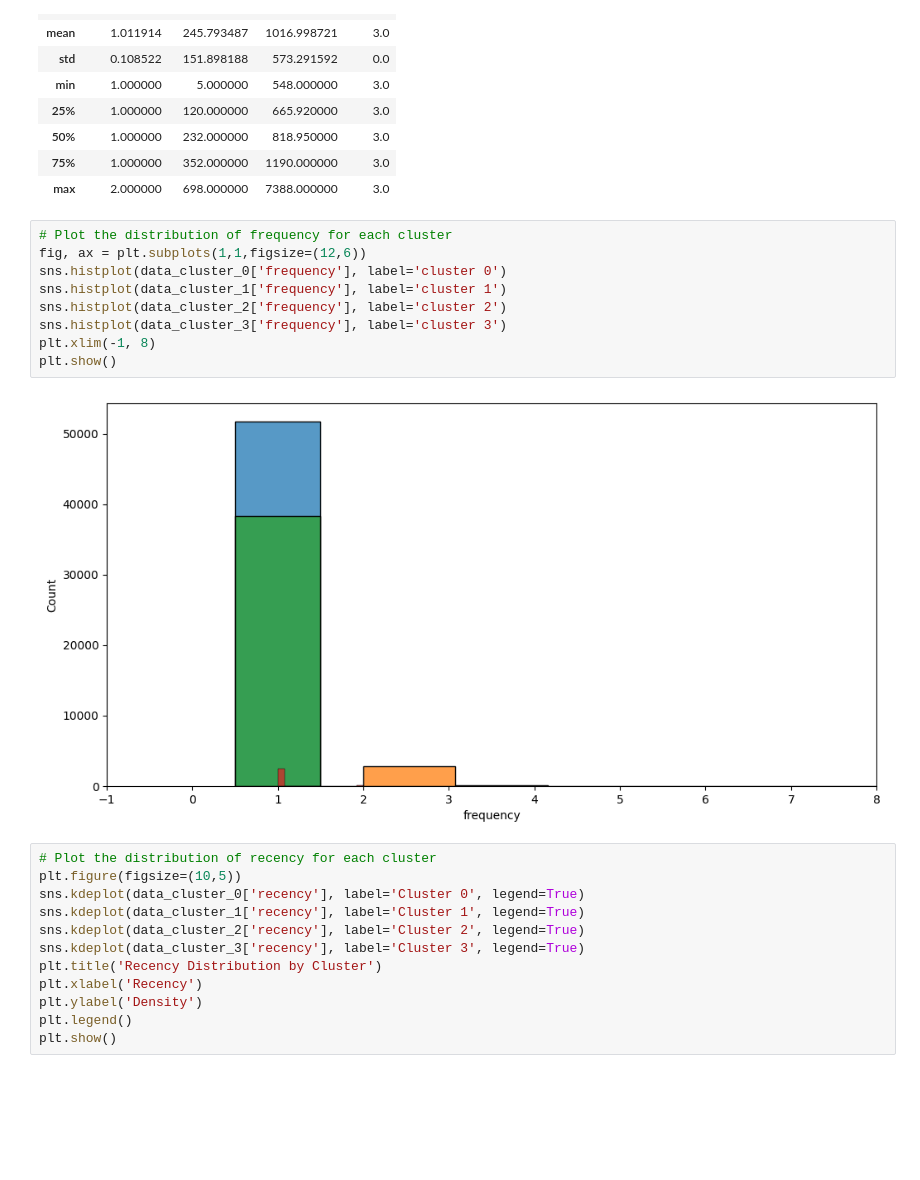
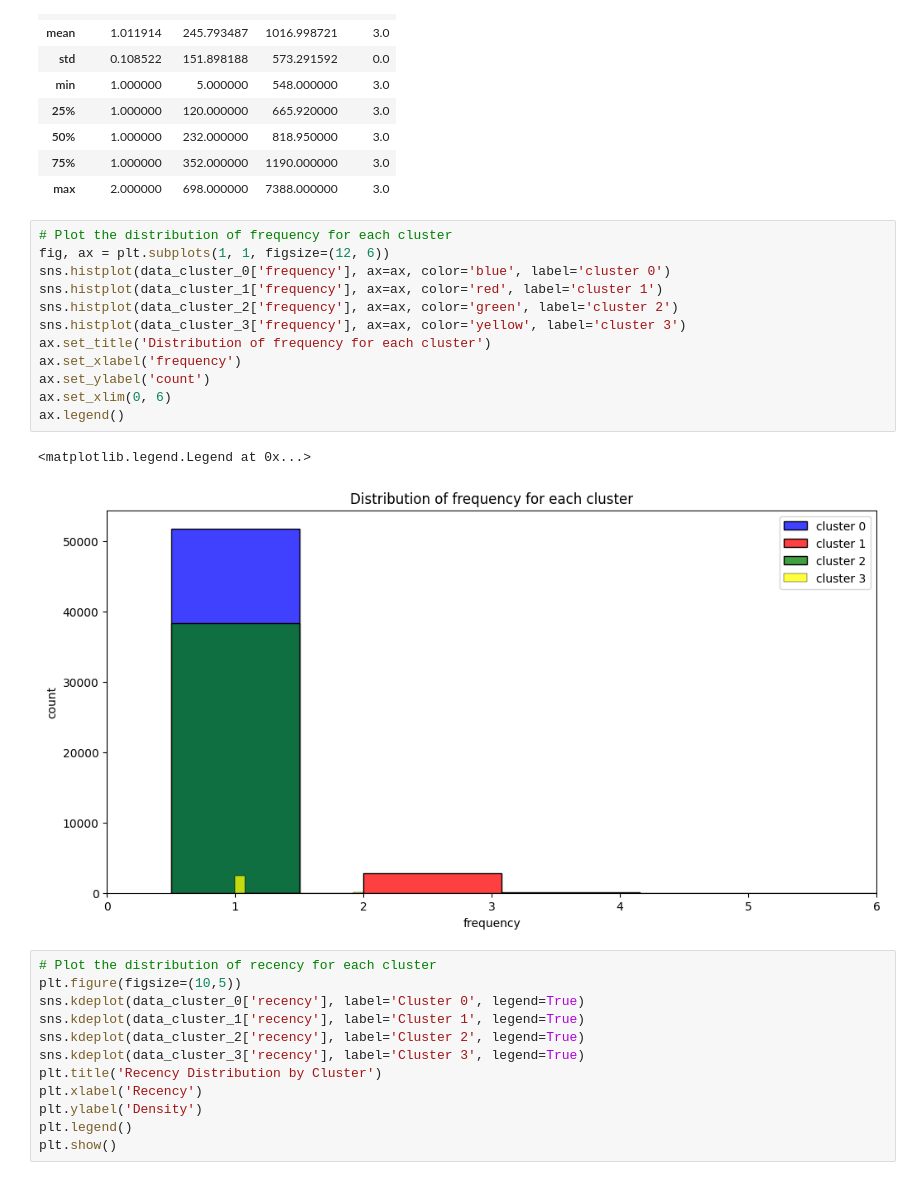
Before and after one commit to ThomasMeb/Projet_4, a Jupyter notebook: Mebarki_Thomas_notebook_essais_022023.ipynb, the cells around one changed output. Saved outputs shown, nothing was run; the diff lists cells and outputs as text; blank space fills up the shorter version.

```diff
--- a/Mebarki_Thomas_notebook_essais_022023.ipynb
+++ b/Mebarki_Thomas_notebook_essais_022023.ipynb
@@ -151,15 +151,19 @@ data_cluster_3.describe()
 | max | 2.000000 | 698.000000 | 7388.000000 | 3.0 |
 # %%
 # Plot the distribution of frequency for each cluster
-fig, ax = plt.subplots(1,1,figsize=(12,6))
-sns.histplot(data_cluster_0['frequency'], label='cluster 0')
-sns.histplot(data_cluster_1['frequency'], label='cluster 1')
-sns.histplot(data_cluster_2['frequency'], label='cluster 2')
-sns.histplot(data_cluster_3['frequency'], label='cluster 3')
-plt.xlim(-1, 8)
-plt.show()
+fig, ax = plt.subplots(1, 1, figsize=(12, 6))
+sns.histplot(data_cluster_0['frequency'], ax=ax, color='blue', label='cluster 0')
+sns.histplot(data_cluster_1['frequency'], ax=ax, color='red', label='cluster 1')
+sns.histplot(data_cluster_2['frequency'], ax=ax, color='green', label='cluster 2')
+sns.histplot(data_cluster_3['frequency'], ax=ax, color='yellow', label='cluster 3')
+ax.set_title('Distribution of frequency for each cluster')
+ax.set_xlabel('frequency')
+ax.set_ylabel('count')
+ax.set_xlim(0, 6)
+ax.legend()
 # %% [output]
+<matplotlib.legend.Legend at 0x...>
-[figure, old version]
+[figure, new version]
 # %%
 # Plot the distribution of recency for each cluster
 plt.figure(figsize=(10,5))
```
Also changed, not shown: parts of 19 cells of this notebook.
